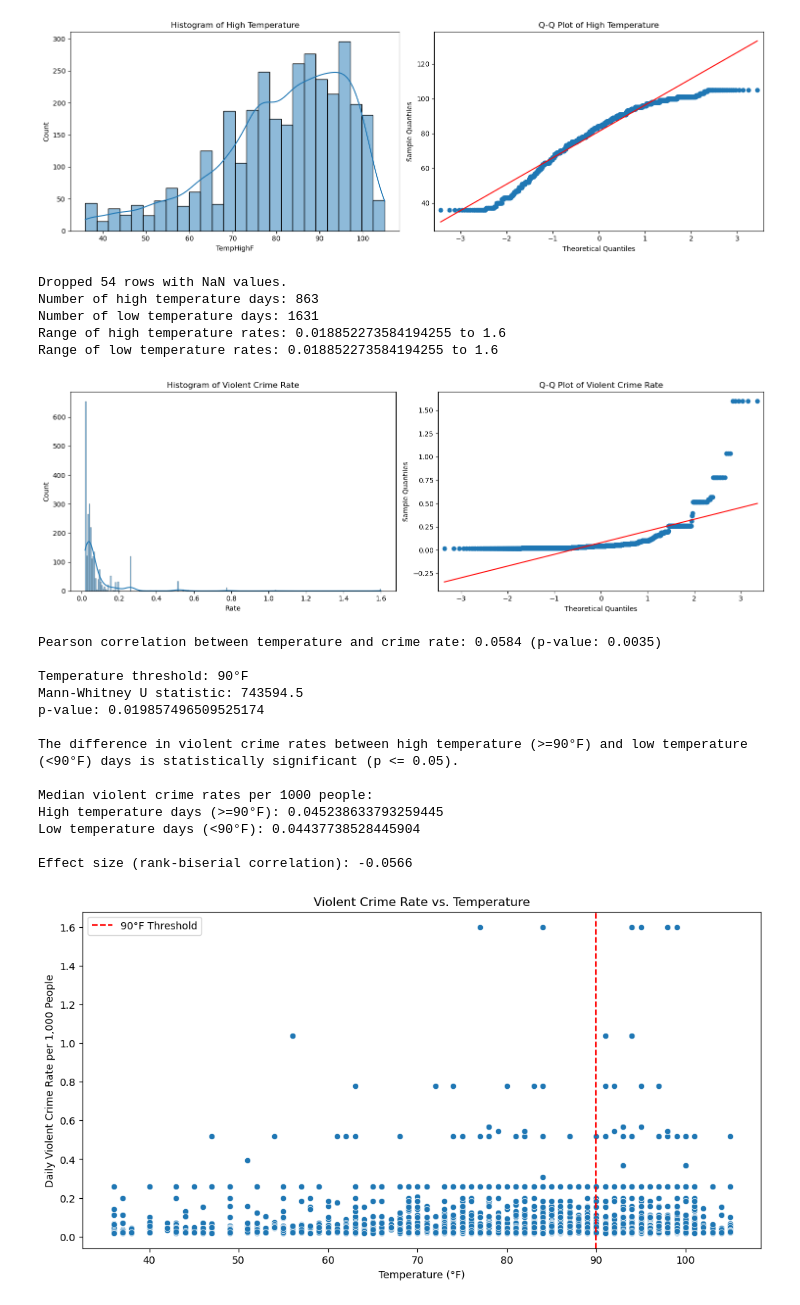
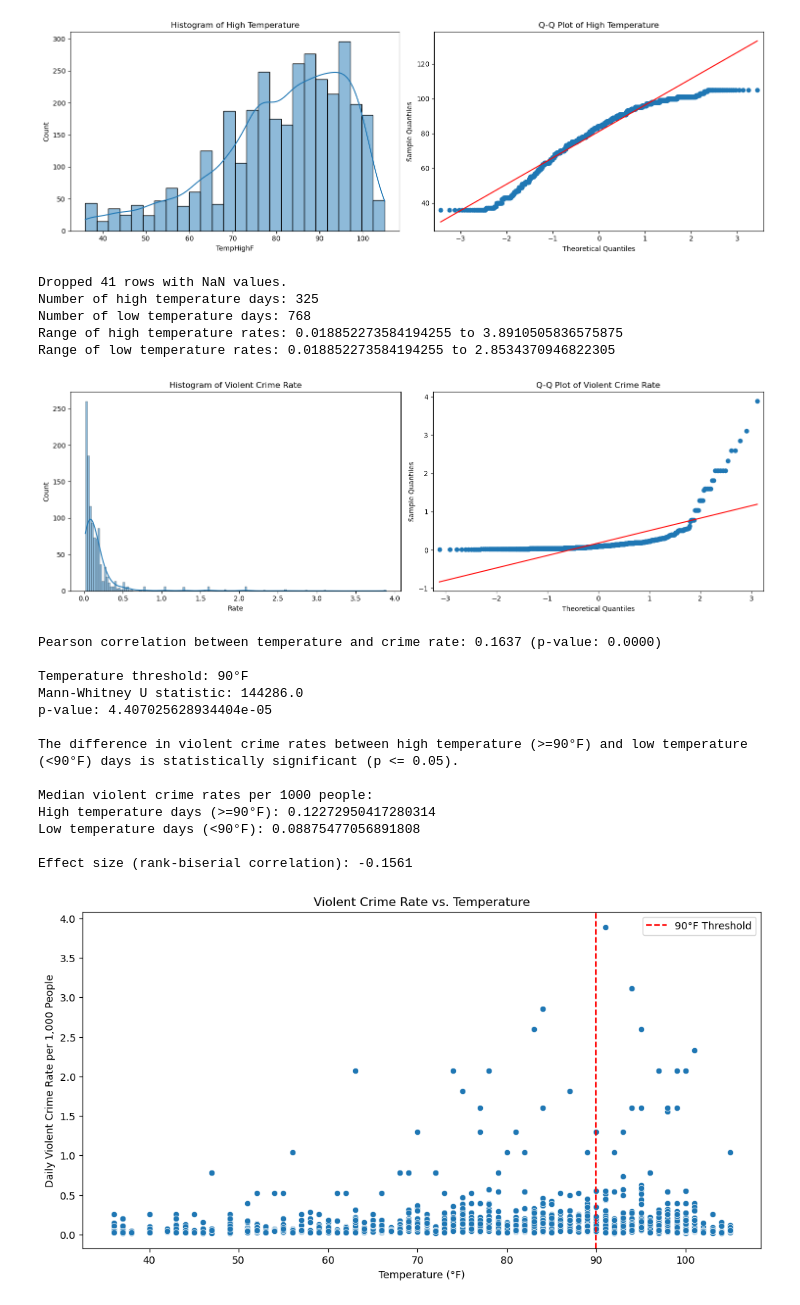
Before and after one commit to m6urns/cs5830-project2-crime-housing, a Jupyter notebook: data-exploration.ipynb, the cells around one changed output. Cells and saved outputs as stored; diff of their text form; code cells hidden in the pictures.

```diff
--- a/data-exploration.ipynb
+++ b/data-exploration.ipynb
@@ -502,7 +502,8 @@ def temperature_effect(crime_data, population_data, temp_threshold=80):
     merged_data['High_Temp'] = merged_data['TempHighF'] >= temp_threshold
 
     # Calculate daily crime rates per 1000 people for each zip code
-    daily_rates = merged_data.groupby(['Report_Date', 'Zip_Code_Crime', 'High_Temp', 'TempHighF']).size().reset_index(name='Count')
+    # daily_rates = merged_data.groupby(['Report_Date', 'Zip_Code_Crime', 'High_Temp', 'TempHighF']).size().reset_index(name='Count')
+    daily_rates = merged_data.groupby(['Zip_Code_Crime', 'High_Temp', 'TempHighF']).size().reset_index(name='Count')
     daily_rates = daily_rates.merge(merged_data[['Zip_Code_Crime', 'Population']].drop_duplicates(), on='Zip_Code_Crime')
     daily_rates['Rate'] = daily_rates['Count'] / daily_rates['Population'] * 1000
 
@@ -554,46 +555,46 @@ def temperature_effect(crime_data, population_data, temp_threshold=80):
     print(f"\nEffect size (rank-biserial correlation): {effect_size:.4f}")
 
     # # Visualize the distribution of crime rates
     # plt.figure(figsize=(10, 6))
     # sns.boxplot(x='High_Temp', y='Rate', data=daily_rates)
     # plt.title(f'Distribution of Violent Crime Rates: High vs Low Temperature (Threshold: {temp_threshold}°F)')
     # plt.xlabel('High Temperature Day')
     # plt.ylabel('Violent Crime Rate per 1,000 People')
     # plt.show()
 
     # Scatter plot of temperature vs crime rates
     plt.figure(figsize=(12, 6))
     sns.scatterplot(x='TempHighF', y='Rate', data=daily_rates)
     plt.title('Violent Crime Rate vs. Temperature')
     plt.xlabel('Temperature (°F)')
     plt.ylabel('Daily Violent Crime Rate per 1,000 People')
     plt.axvline(x=temp_threshold, color='r', linestyle='--', label=f'{temp_threshold}°F Threshold')
     plt.legend()
     plt.show()
 
 # Use the function with just_v_crime
 temperature_effect(just_v_crime, population_data, temp_threshold=90)
 # %% [output]
-Dropped 54 rows with NaN values.
-Number of high temperature days: 863
-Number of low temperature days: 1631
-Range of high temperature rates: 0.018852273584194255 to 1.6
-Range of low temperature rates: 0.018852273584194255 to 1.6
+Dropped 41 rows with NaN values.
+Number of high temperature days: 325
+Number of low temperature days: 768
+Range of high temperature rates: 0.018852273584194255 to 3.8910505836575875
+Range of low temperature rates: 0.018852273584194255 to 2.8534370946822305
-[figure, old version]
+[figure, new version]
-Pearson correlation between temperature and crime rate: 0.0584 (p-value: 0.0035)
+Pearson correlation between temperature and crime rate: 0.1637 (p-value: 0.0000)
 
 Temperature threshold: 90°F
-Mann-Whitney U statistic: 743594.5
-p-value: 0.019857496509525174
+Mann-Whitney U statistic: 144286.0
+p-value: 4.407025628934404e-05
 
 The difference in violent crime rates between high temperature (>=90°F) and low temperature (<90°F) days is statistically significant (p <= 0.05).
 
 Median violent crime rates per 1000 people:
-High temperature days (>=90°F): 0.045238633793259445
-Low temperature days (<90°F): 0.04437738528445904
+High temperature days (>=90°F): 0.12272950417280314
+Low temperature days (<90°F): 0.08875477056891808
 
-Effect size (rank-biserial correlation): -0.0566
+Effect size (rank-biserial correlation): -0.1561
-[figure, old version]
+[figure, new version]
 # %%
 def temperature_poverty_effect(crime_data, population_data, poverty_zips, temp_threshold=90):
     # Prepare population data
```
Also changed, not shown: parts of 3 cells of this notebook.
